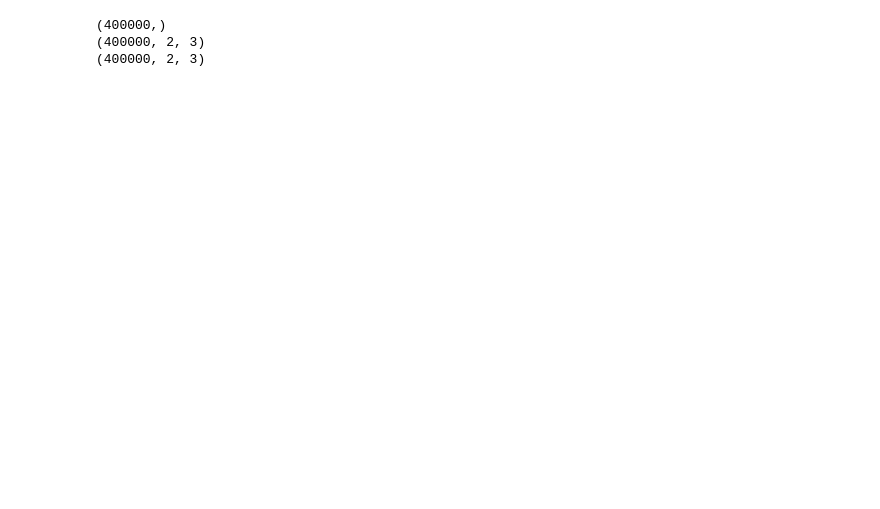
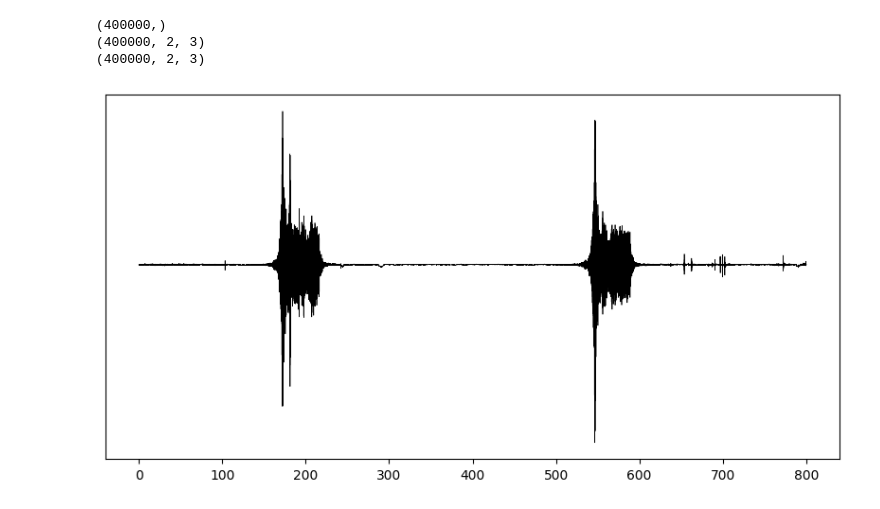
Before and after one commit to sixu0/SeisCLIP, a Jupyter notebook: Zero_shot/Demo_zeroshot_pred.ipynb, the cells around one changed output. Drawn from its saved outputs; the diff is of its cells as text; code cells hidden in the pictures; blank space fills up the shorter version.

```diff
--- a/Zero_shot/Demo_zeroshot_pred.ipynb
+++ b/Zero_shot/Demo_zeroshot_pred.ipynb
@@ -43,3 +71,12 @@ print(stone_data.shape)
 (400000,)
 (400000, 2, 3)
 (400000, 2, 3)
+# %%
+# The waveforms around 200 seconds and around 550 seconds are signals from a train, while the waveform signal around 703 seconds is generated by a person's movements.
+plt.figure(figsize=(10,5),dpi=100)
+plt.plot(x,train_jump_data[:,0,1],c='black',linewidth = 0.5)
+# plt.axvline(703,c='r',linestyle='--')
+plt.yticks([])
+plt.show()
+# %% [output]
+[figure, added]
```
Also changed, not shown: parts of 25 cells of this notebook, 15 other files.
